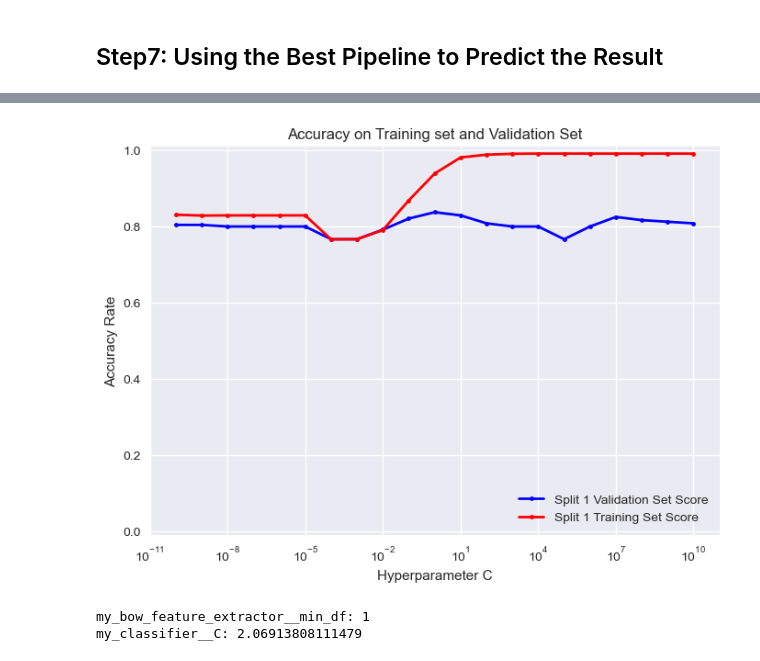
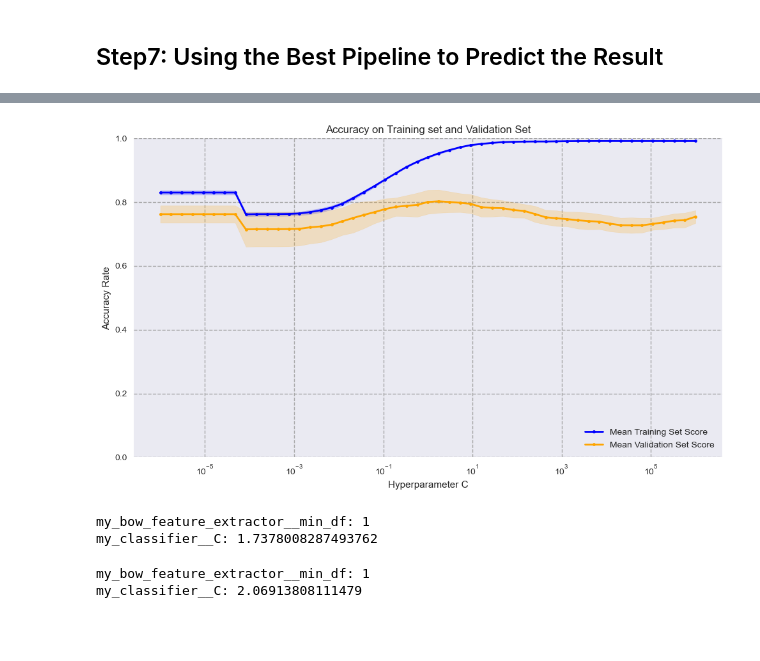
Before and after one commit to shigureTufts/CS135_ProjectA, a Jupyter notebook: wokring_notebook.ipynb, the cells around one changed output, grey strips where cells are left out. Drawn from its saved outputs; the diff is of its cells as text; code cells hidden in the pictures; blank space fills up the shorter version.

```diff
--- a/wokring_notebook.ipynb
+++ b/wokring_notebook.ipynb
@@ -440,7 +440,7 @@ my_bow_classifier_pipeline_2 = sklearn.pipeline.Pipeline([
 
 my_parameter_grid_by_name_2 = dict()
 my_parameter_grid_by_name_2['my_bow_feature_extractor__min_df'] = [1]
-my_parameter_grid_by_name_2['my_classifier__C'] = np.logspace(-10, 10, 21)
+my_parameter_grid_by_name_2['my_classifier__C'] = np.logspace(-6, 6, 51)
 # my_parameter_grid_by_name_2['my_bow_feature_extractor__max_df'] = [0.5, 0.7, 0.9, 1.0]
 # my_parameter_grid_by_name_2['my_bow_feature_extractor__ngram_range'] = [(1,1), (1,2), (1,3)]
 
@@ -473,10 +473,10 @@ var_2 = gsearch_results_df_2[param_keys + ['split0_test_score', 'rank_test_score
 
 print(var_2)
 
-plt.plot(gsearch_results_df_2['param_my_classifier__C'], gsearch_results_df_2['split0_test_score'],
-         '.-', color='b', lw=2, label='Split 1 Validation Set Score')
-plt.plot(gsearch_results_df_2['param_my_classifier__C'], gsearch_results_df_2['split0_train_score'],
-         '.-', color='r', lw=2, label='Split 1 Training Set Score')
+# plt.plot(gsearch_results_df_2['param_my_classifier__C'], gsearch_results_df_2['split0_test_score'],
+#          '.-', color='b', lw=2, label='Split 1 Validation Set Score')
+# plt.plot(gsearch_results_df_2['param_my_classifier__C'], gsearch_results_df_2['split0_train_score'],
+#          '.-', color='r', lw=2, label='Split 1 Training Set Score')
 # plt.plot(gsearch_results_df_2['param_my_classifier__C'], gsearch_results_df_2['split2_test_score'],
 #          '.-', color='y', lw=2, label='Split 3 Validation Set Score')
 # plt.plot(gsearch_results_df_2['param_my_classifier__C'], gsearch_results_df_2['split3_test_score'],
@@ -487,20 +487,60 @@ plt.plot(gsearch_results_df_2['param_my_classifier__C'], gsearch_results_df_2['s
 #          '*-', color='black', lw=2, label='Mean Value of Validation Set Scores')
 
 
-plt.xscale("log")
+
+# plt.xscale("log")
 
 
-plt.title("Accuracy on Training set and Validation Set");
-plt.xlabel('Hyperparameter C');
-plt.ylabel('Accuracy Rate');
-plt.legend(loc='lower right');
-B = 0.01
+# plt.title("Accuracy on Training set and Validation Set");
+# plt.xlabel('Hyperparameter C');
+# plt.ylabel('Accuracy Rate');
+# plt.legend(loc='lower right');
+# B = 0.01
 
 
-# plt.xlim([0 - B, 1 + B]);
-plt.ylim([0 - B, 1 + B]);
+# # plt.xlim([0 - B, 1 + B]);
+# plt.ylim([0 - B, 1 + B]);
 
+# for param_name in sorted(my_parameter_grid_by_name_2.keys()):
+#     print("%s: %r" % (param_name, grid_searcher_2.best_params_[param_name]))
+
+
+
+C_values = gsearch_results_df_2['param_my_classifier__C'].values.astype(float)
+mean_train_score = gsearch_results_df_2['mean_train_score'].values
+std_train_score = gsearch_results_df_2['std_train_score'].values
+mean_test_scores = gsearch_results_df_2['mean_test_score'].values
+std_test_scores = gsearch_results_df_2['std_test_score'].values
+
+# Plotting
+plt.figure(figsize=(10, 6))
+
+# Training and validation mean scores
+plt.plot(C_values, mean_train_score, '.-', color='blue', lw=2, label='Mean Training Set Score')
+plt.plot(C_values, mean_test_scores, '.-', color='orange', lw=2, label='Mean Validation Set Score')
+
+# Standard deviation range
+plt.fill_between(C_values,
+                 mean_train_score - std_train_score,
+                 mean_train_score + std_train_score,
+                 color='blue', alpha=0.2)
+plt.fill_between(C_values,
+                 mean_test_scores - std_test_scores,
+                 mean_test_scores + std_test_scores,
+                 color='orange', alpha=0.2)
+
+plt.xscale("log")
+plt.title("Accuracy on Training set and Validation Set")
+plt.xlabel('Hyperparameter C')
+plt.ylabel('Accuracy Rate')
+plt.legend(loc='lower right')
+plt.ylim([0, 1])  # Assuming accuracy rate, range between 0 and 1
+plt.grid(True, which="both", ls="--", c='0.65')
+plt.tight_layout()
+plt.show()
+
+# Display best hyperparameters
 for param_name in sorted(my_parameter_grid_by_name_2.keys()):
-    print("%s: %r" % (param_name, grid_searcher_2.best_params_[param_name]))
+    print(f"{param_name}: {grid_searcher_2.best_params_[param_name]}")
 # %% [output]
     mean_fit_time  std_fit_time  mean_score_time  std_score_time  \
@@ -523,4 +563,6 @@ my_classifier__C: 1.0
-[figure, old version]
+[figure, new version]
+my_bow_feature_extractor__min_df: 1
+my_classifier__C: 1.7378008287493762
 # %%
 plt.plot(gsearch_results_df_2['param_my_classifier__C'], gsearch_results_df_2['mean_test_score'],
          '.-', color='b', lw=2, label='Mean of Validation Set Scores')
```
Also changed, not shown: parts of 2 cells of this notebook, 1 other file.
